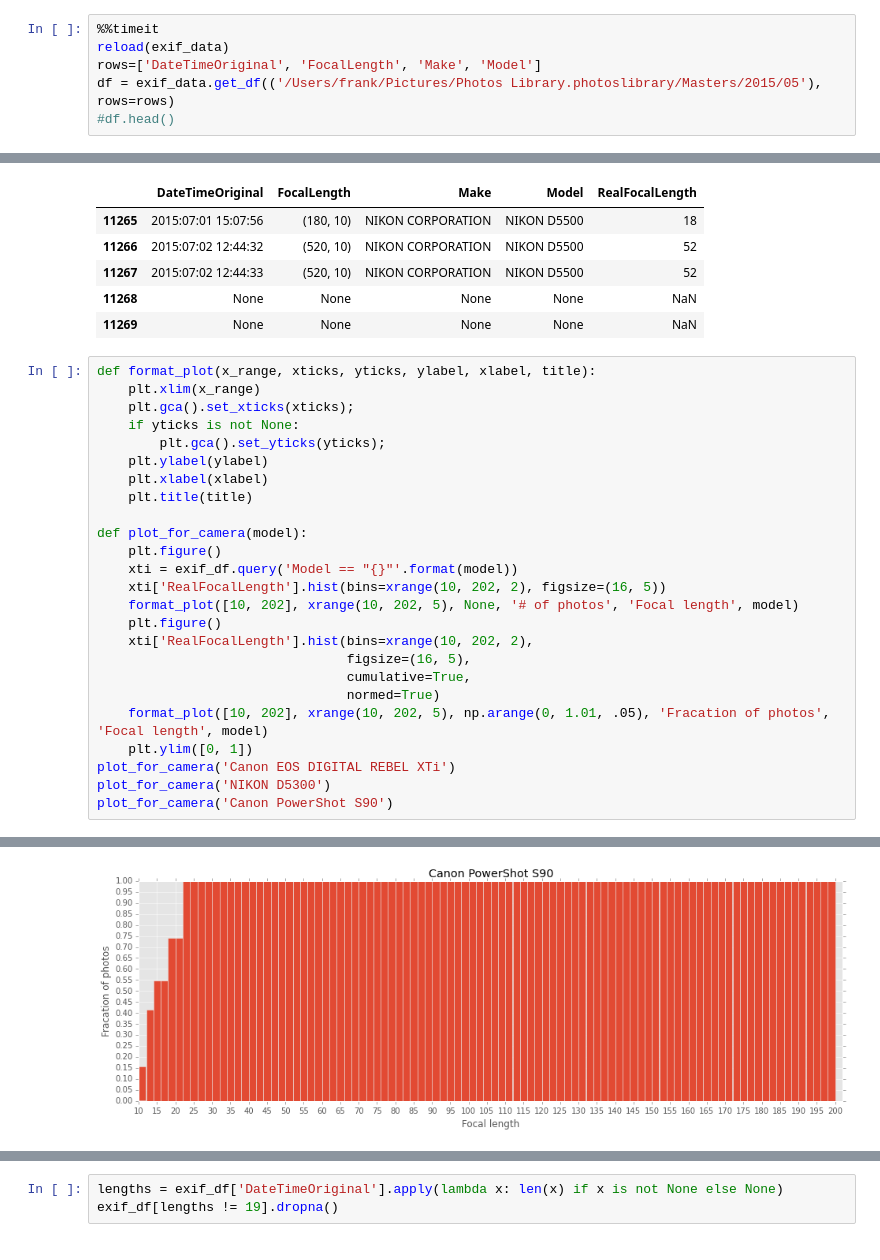
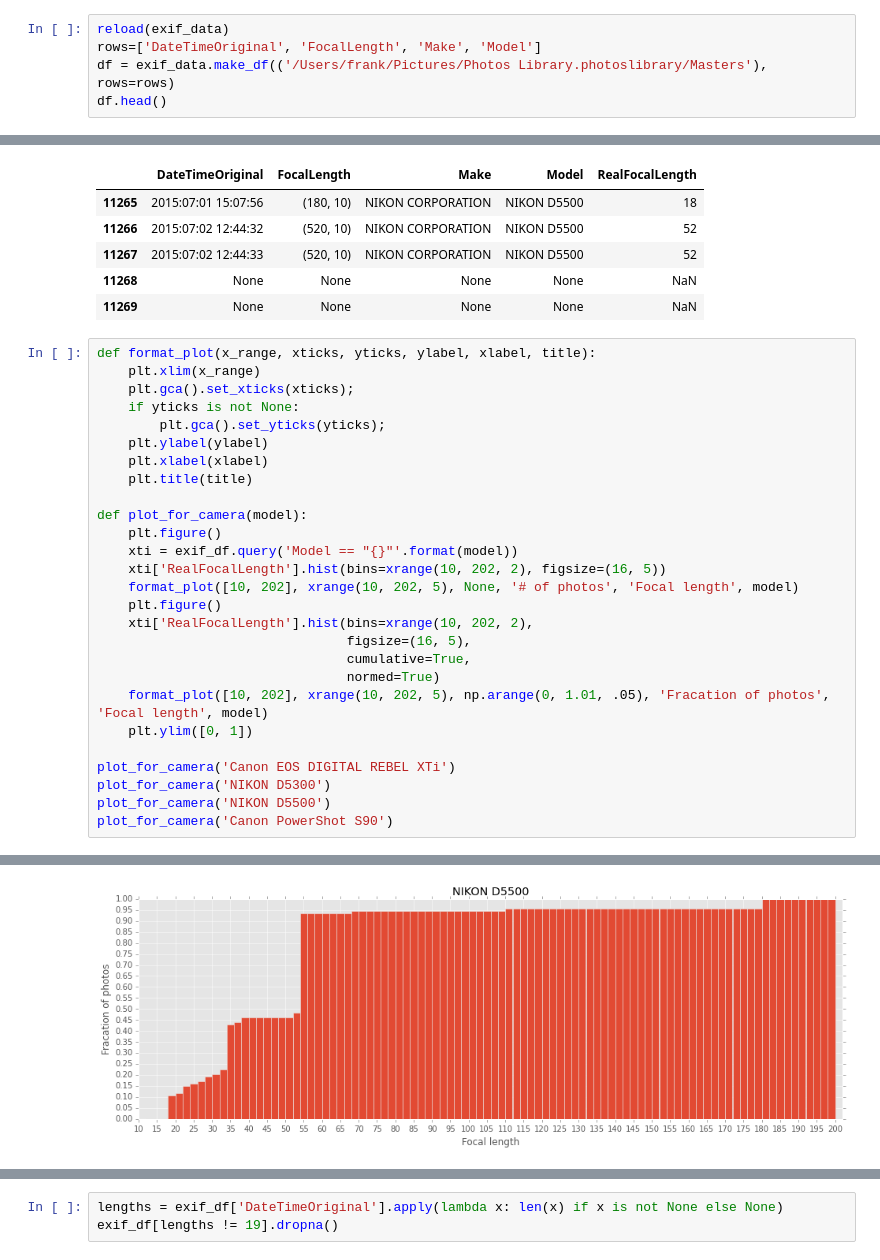
Before and after one commit to VaultHack/img-exif, a Jupyter notebook: img-exif.ipynb, the cells around one changed output, grey strips where cells are left out. Cells and saved outputs as stored; diff of their text form.

```diff
--- a/img-exif.ipynb
+++ b/img-exif.ipynb
@@ -10,9 +10,8 @@ matplotlib.style.use('ggplot')
 # %%
 import exif_data
 # %%
-%%timeit
 reload(exif_data)
 rows=['DateTimeOriginal', 'FocalLength', 'Make', 'Model']
-df = exif_data.get_df(('/Users/frank/Pictures/Photos Library.photoslibrary/Masters/2015/05'), rows=rows)
-#df.head()
+df = exif_data.make_df(('/Users/frank/Pictures/Photos Library.photoslibrary/Masters'), rows=rows)
+df.head()
 # %% [output]
@@ -54,8 +54,10 @@ def plot_for_camera(model):
                                 normed=True)
     format_plot([10, 202], xrange(10, 202, 5), np.arange(0, 1.01, .05), 'Fracation of photos', 'Focal length', model)
     plt.ylim([0, 1])
+
 plot_for_camera('Canon EOS DIGITAL REBEL XTi')
 plot_for_camera('NIKON D5300')
+plot_for_camera('NIKON D5500')
 plot_for_camera('Canon PowerShot S90')
 # %% [output]
 [figure]
@@ -66 +68 @@ plot_for_camera('Canon PowerShot S90')
-[figure, old version]
+[figure, new version]
```
Also changed, not shown: parts of 5 cells of this notebook, 1 other file.
